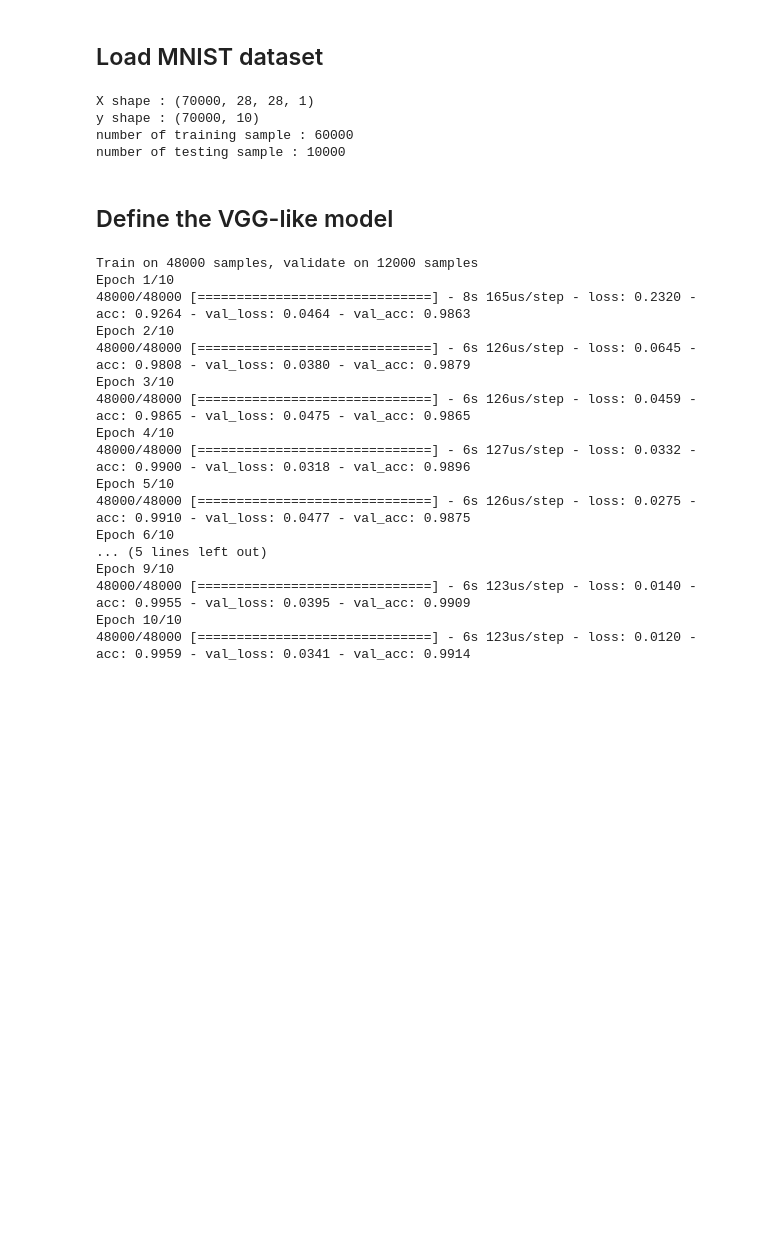
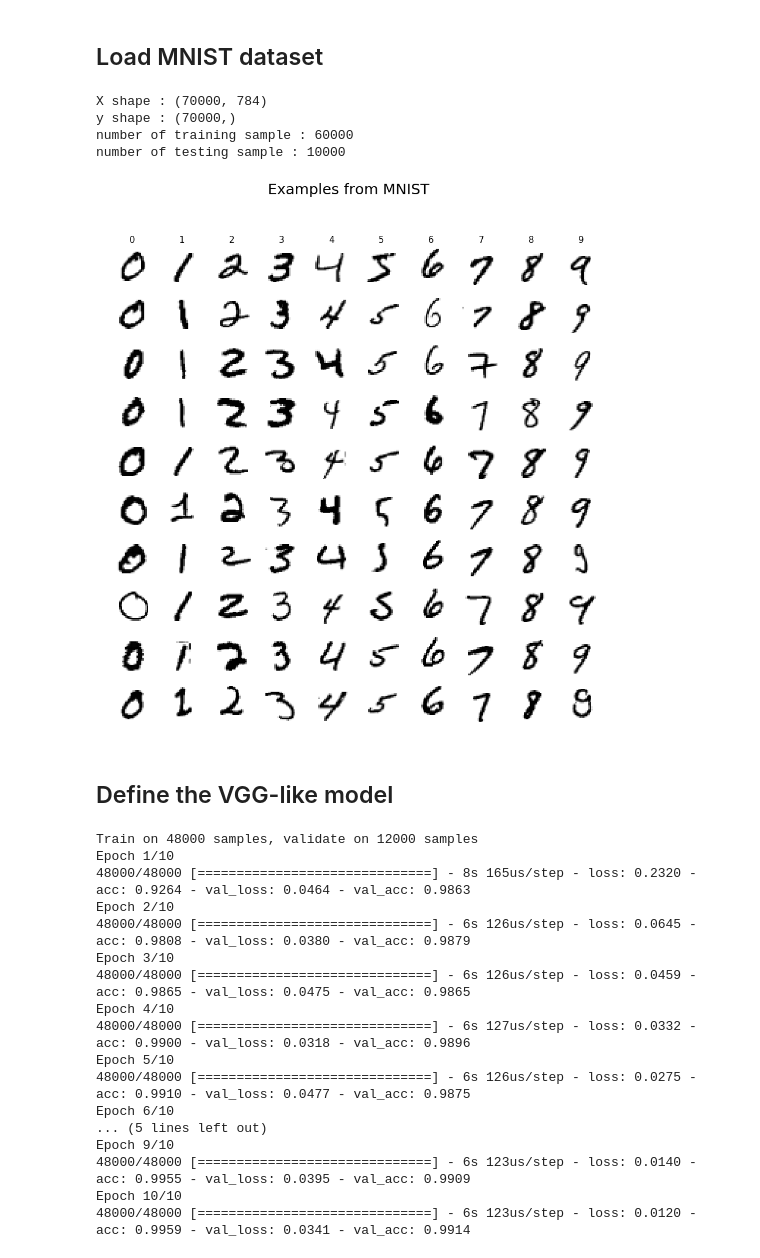
Before and after one commit to ArthMx/ConvNet, a Jupyter notebook: Keras_MNIST.ipynb, the cells around one changed output. Drawn from its saved outputs; the diff is of its cells as text; code cells hidden in the pictures; blank space fills up the shorter version.

```diff
--- a/Keras_MNIST.ipynb
+++ b/Keras_MNIST.ipynb
@@ -22,18 +21,37 @@ def preprocess_mnist(X, y):
     y_out = keras.utils.to_categorical(y, 10)
     return X_out, y_out
 
-X, y = preprocess_mnist(X, y)
+X_processed, y_processed = preprocess_mnist(X, y)
 print('X shape :', X.shape)
 print('y shape :', y.shape)
 
-X_train, X_test, y_train, y_test = train_test_split(X, y, test_size=10000, random_state=42)
+X_train, X_test, y_train, y_test = train_test_split(X_processed, y_processed, test_size=10000, random_state=42)
 print('number of training sample :', len(X_train))
 print('number of testing sample :', len(X_test))
 # %% [output]
-X shape : (70000, 28, 28, 1)
-y shape : (70000, 10)
+X shape : (70000, 784)
+y shape : (70000,)
 number of training sample : 60000
 number of testing sample : 10000
+# %%
+n_example = 10
+examples = {}
+for label in range(10):
+    idx = y.ravel()==label
+    examples[label] = X[idx][:n_example]
+
+fig, axes = plt.subplots(n_example, 10)
+fig.set_size_inches(15,15)
+for label, axs in enumerate(axes.T):
+    for example, ax in enumerate(axs):
+        ax.imshow(examples[label][example].reshape((28,28)), cmap='gray_r')
+        ax.axis('off')
+        if example == 0:
+            ax.set_title(label, fontsize=15)
+plt.suptitle('Examples from MNIST', fontsize=25)
+plt.savefig('MNIST_examples.png')
+# %% [output]
+[figure, added]
 # %% [markdown]
 ## Define the VGG-like model
 # %%
```
Also changed, not shown: parts of 1 cell of this notebook, 1 other file.
